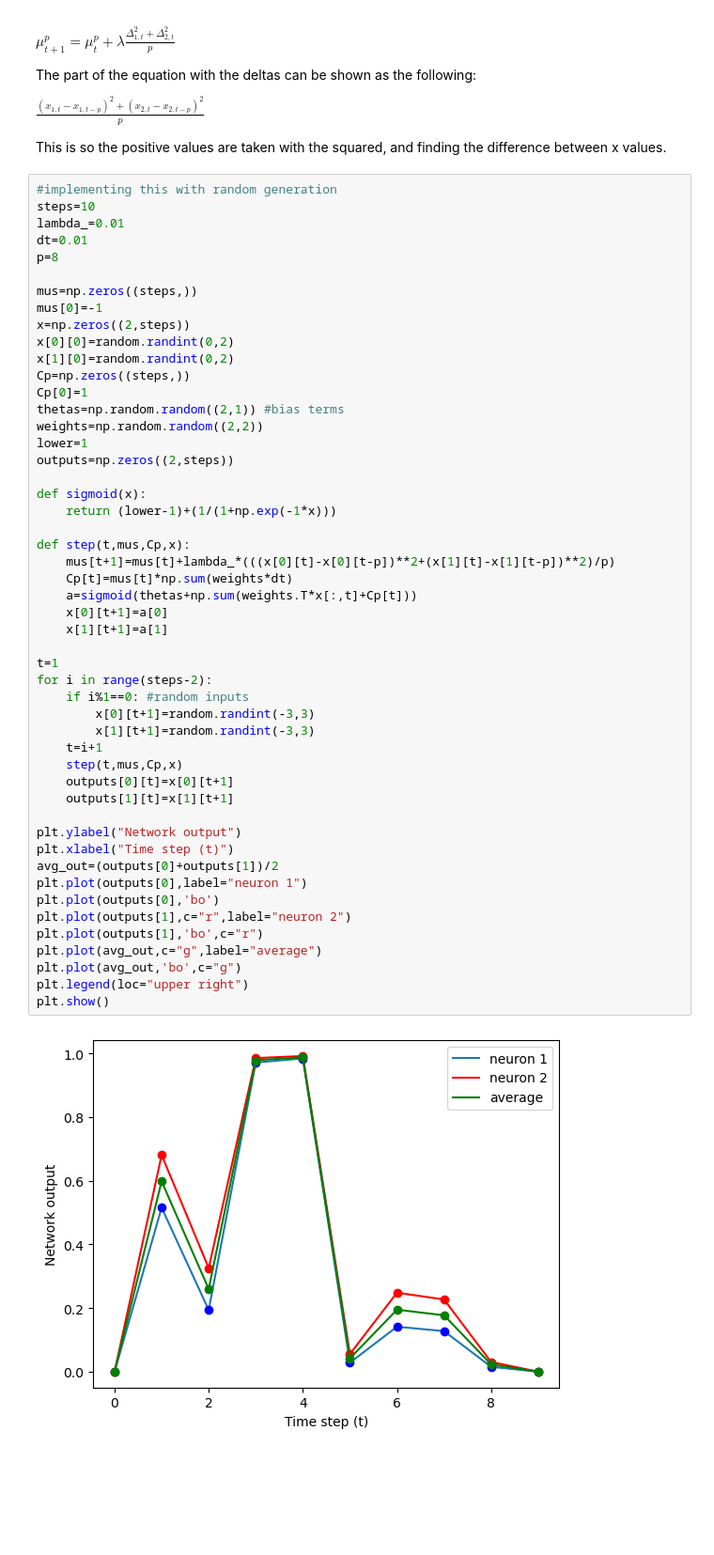
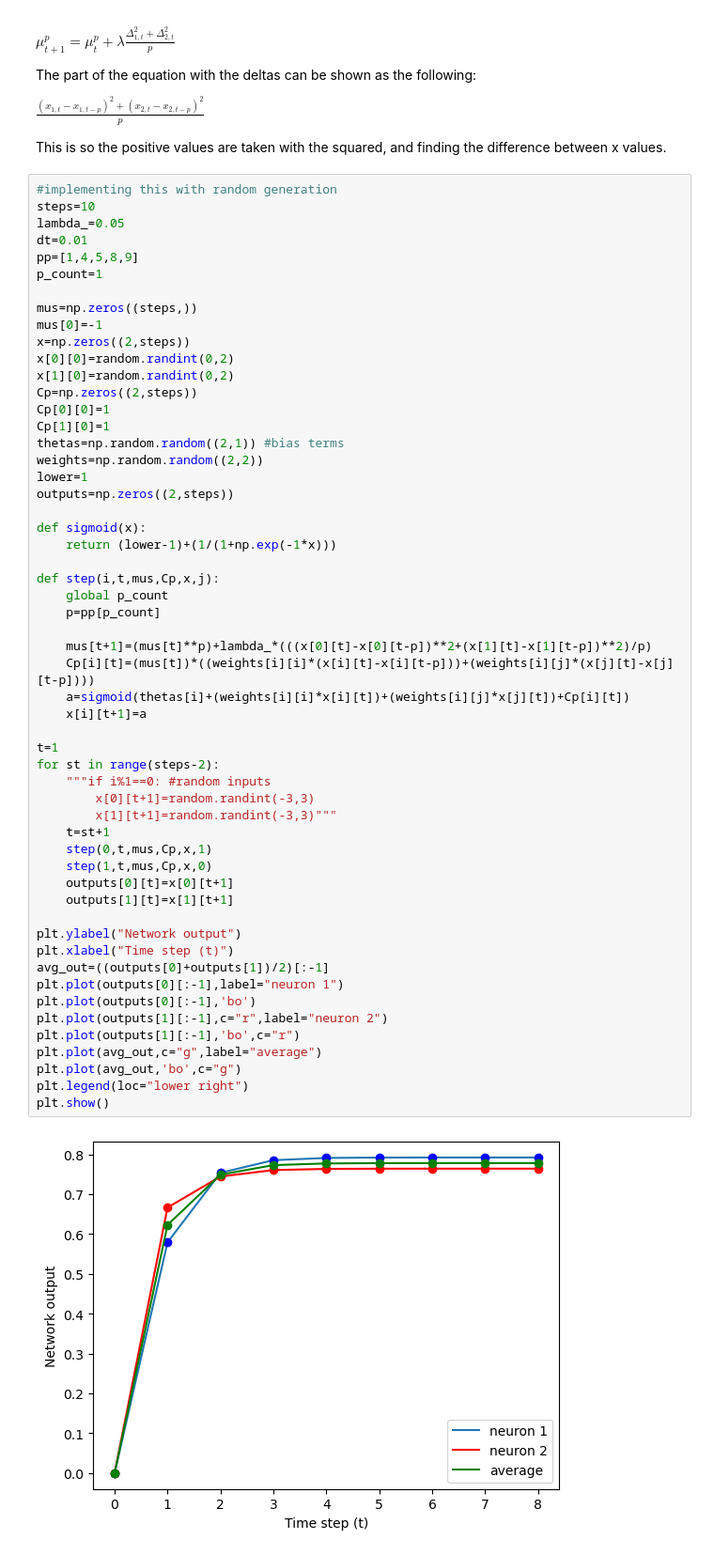
Before and after one commit to shepai/Chaos-Robotics, a Jupyter notebook: Simulation/OpenAIGym/open_ai_example.ipynb, the cells around one changed output. Shown at 94% size. Saved outputs shown, nothing was run; the diff lists cells and outputs as text; blank space fills up the shorter version.

Commit message:
visualize the maths

```diff
--- a/Simulation/OpenAIGym/open_ai_example.ipynb
+++ b/Simulation/OpenAIGym/open_ai_example.ipynb
@@ -590,52 +590,57 @@ This is so the positive values are taken with the squared, and finding the diffe
 # %%
 #implementing this with random generation
 steps=10
-lambda_=0.01
+lambda_=0.05
 dt=0.01
-p=8
+pp=[1,4,5,8,9]
+p_count=1
 
 mus=np.zeros((steps,))
 mus[0]=-1
 x=np.zeros((2,steps))
 x[0][0]=random.randint(0,2)
 x[1][0]=random.randint(0,2)
-Cp=np.zeros((steps,))
-Cp[0]=1
+Cp=np.zeros((2,steps))
+Cp[0][0]=1
+Cp[1][0]=1
 thetas=np.random.random((2,1)) #bias terms
 weights=np.random.random((2,2))
 lower=1
 outputs=np.zeros((2,steps))
 
 def sigmoid(x):
     return (lower-1)+(1/(1+np.exp(-1*x)))
 
-def step(t,mus,Cp,x):
-    mus[t+1]=mus[t]+lambda_*(((x[0][t]-x[0][t-p])**2+(x[1][t]-x[1][t-p])**2)/p)
-    Cp[t]=mus[t]*np.sum(weights*dt)
-    a=sigmoid(thetas+np.sum(weights.T*x[:,t]+Cp[t]))
-    x[0][t+1]=a[0]
-    x[1][t+1]=a[1]
+def step(i,t,mus,Cp,x,j):
+    global p_count
+    p=pp[p_count]
+
+    mus[t+1]=(mus[t]**p)+lambda_*(((x[0][t]-x[0][t-p])**2+(x[1][t]-x[1][t-p])**2)/p)
+    Cp[i][t]=(mus[t])*((weights[i][i]*(x[i][t]-x[i][t-p]))+(weights[i][j]*(x[j][t]-x[j][t-p])))
+    a=sigmoid(thetas[i]+(weights[i][i]*x[i][t])+(weights[i][j]*x[j][t])+Cp[i][t])
+    x[i][t+1]=a
 
 t=1
-for i in range(steps-2):
-    if i%1==0: #random inputs
+for st in range(steps-2):
+    """if i%1==0: #random inputs
         x[0][t+1]=random.randint(-3,3)
-        x[1][t+1]=random.randint(-3,3)
-    t=i+1
-    step(t,mus,Cp,x)
+        x[1][t+1]=random.randint(-3,3)"""
+    t=st+1
+    step(0,t,mus,Cp,x,1)
+    step(1,t,mus,Cp,x,0)
     outputs[0][t]=x[0][t+1]
     outputs[1][t]=x[1][t+1]
 
 plt.ylabel("Network output")
 plt.xlabel("Time step (t)")
-avg_out=(outputs[0]+outputs[1])/2
-plt.plot(outputs[0],label="neuron 1")
-plt.plot(outputs[0],'bo')
-plt.plot(outputs[1],c="r",label="neuron 2")
-plt.plot(outputs[1],'bo',c="r")
+avg_out=((outputs[0]+outputs[1])/2)[:-1]
+plt.plot(outputs[0][:-1],label="neuron 1")
+plt.plot(outputs[0][:-1],'bo')
+plt.plot(outputs[1][:-1],c="r",label="neuron 2")
+plt.plot(outputs[1][:-1],'bo',c="r")
 plt.plot(avg_out,c="g",label="average")
 plt.plot(avg_out,'bo',c="g")
-plt.legend(loc="upper right")
+plt.legend(loc="lower right")
 plt.show()
 # %% [output]
-[figure, old version]
+[figure, new version]
```
Also changed, not shown: 1 other file.
